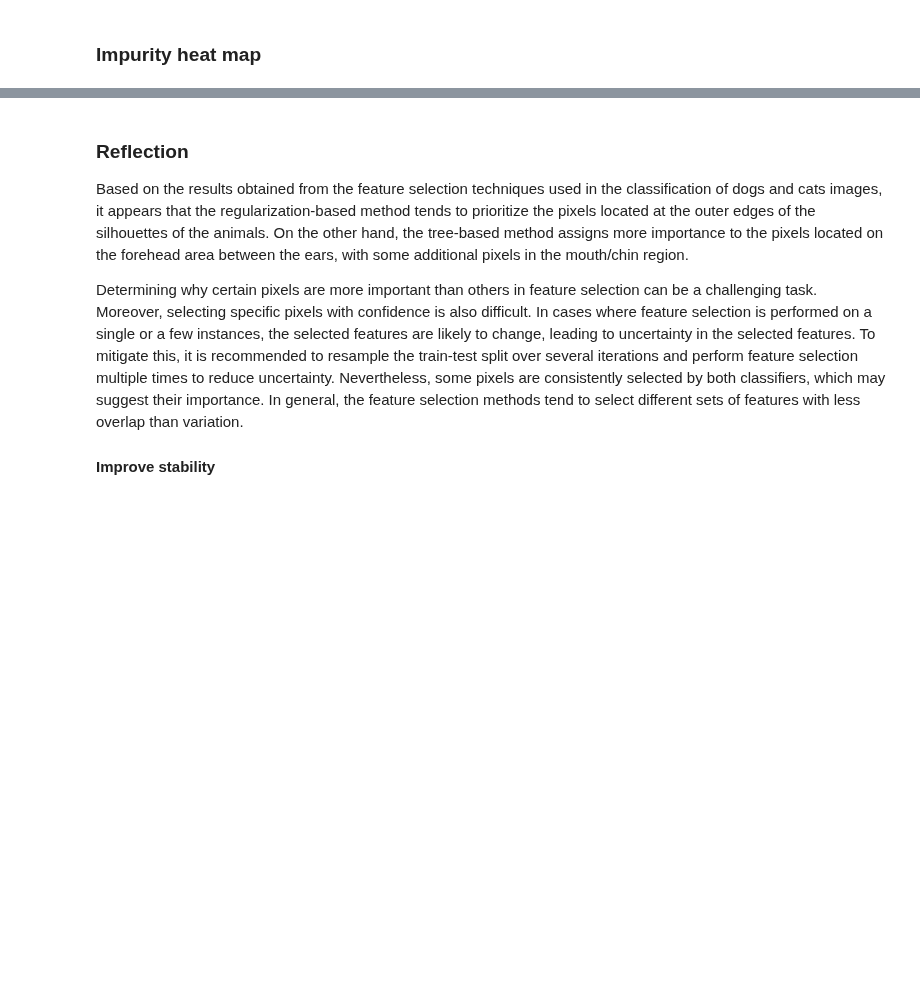
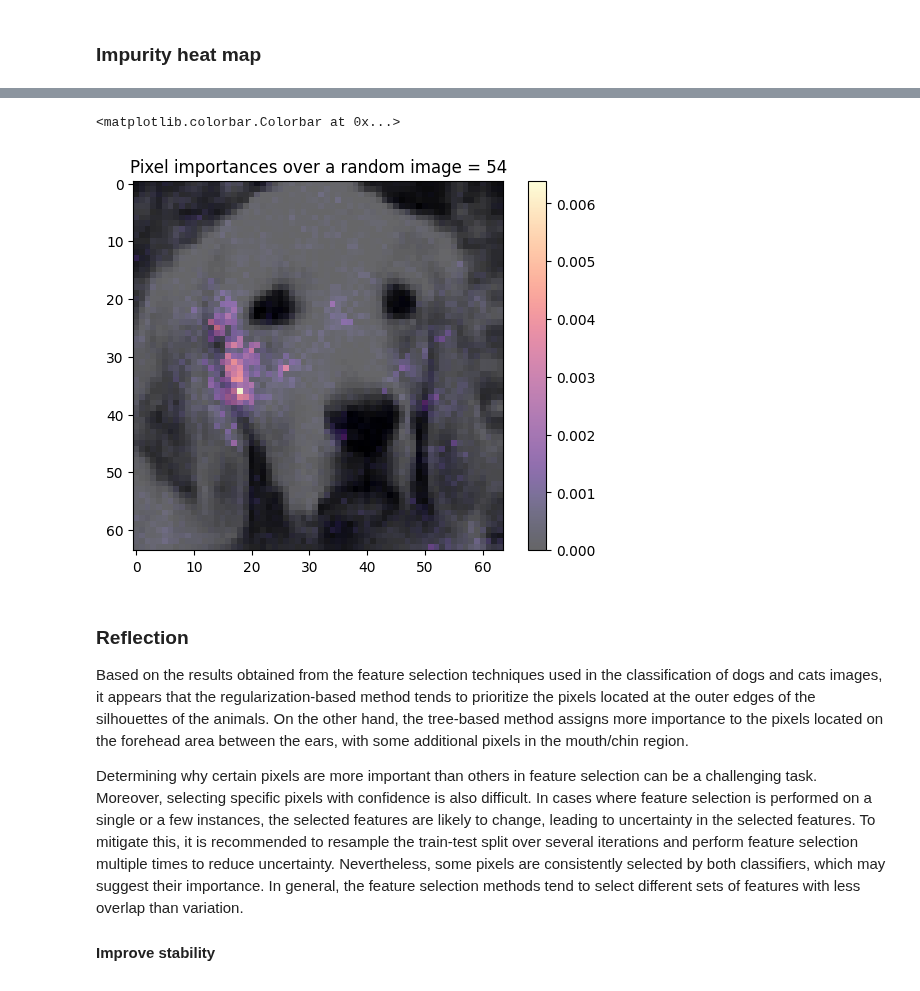
Before and after one commit to maximiliann97/Big-data-MVE441, a Jupyter notebook: Project2_catsndogs.ipynb, the cells around one changed output, grey strips where cells are left out. Cells and saved outputs as stored; diff of their text form; code cells hidden in the pictures; blank space fills up the shorter version.

```diff
--- a/Project2_catsndogs.ipynb
+++ b/Project2_catsndogs.ipynb
@@ -458,3 +453,14 @@ plt.show()
+# %%
+import random
+random_image = random.randint(1, len(Labels))
+
+plt.title(f"Pixel importances over a random image = {random_image}")
+plt.imshow(rotateM(np.reshape(CATSnDOGS[random_image, :], (64, 64))), cmap='gray')
+plt.imshow(imp_reshaped, cmap='magma', alpha=0.75)
+plt.colorbar()
+# %% [output]
+<matplotlib.colorbar.Colorbar at 0x...>
+[figure, added]
 # %% [markdown]
 ### Reflection
 Based on the results obtained from the feature selection techniques used in the classification of dogs and cats images, it appears that the regularization-based method tends to prioritize the pixels located at the outer edges of the silhouettes of the animals. On the other hand, the tree-based method assigns more importance to the pixels located on the forehead area between the ears, with some additional pixels in the mouth/chin region.
```
Also changed, not shown: parts of 10 cells of this notebook, 1 other file.
